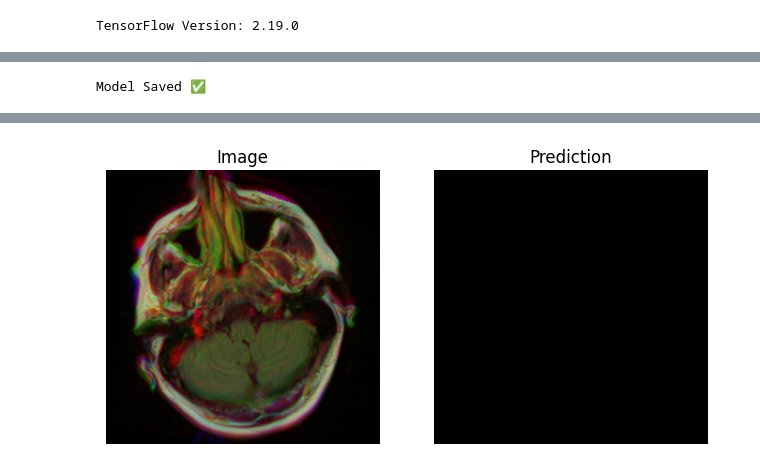
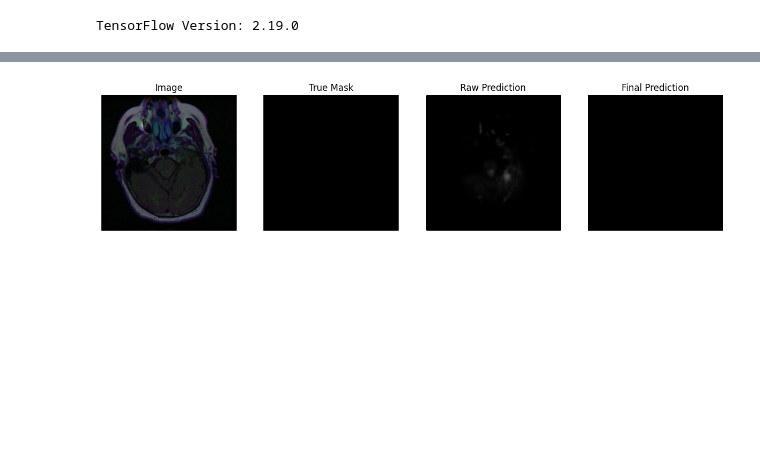
Before and after one commit to tensorbytes0202/Deep-learning, a Jupyter notebook: brain_tumour_segmentation.ipynb, the cells around one changed output, grey strips where cells are left out. Cells and saved outputs as stored; diff of their text form; code cells hidden in the pictures; blank space fills up the shorter version.

```diff
--- a/brain_tumour_segmentation.ipynb
+++ b/brain_tumour_segmentation.ipynb
@@ -346,36 +359,44 @@ Epoch 30/30
-# %%
-model.save("/content/drive/MyDrive/unet_model.keras")
-print("Model Saved ✅")
-# %% [output]
-Model Saved ✅
 # %%
-def predicted_image(img_path):
-  img = cv2.imread(img_path)
-  img = cv2.resize(img,(256,256))
-  img = img/255
-  img = np.expand_dims(img,0)
+def predict_image(img_path):
+    img = cv2.imread(img_path)
+    img = cv2.cvtColor(img, cv2.COLOR_BGR2RGB)
+    img = cv2.resize(img,(256,256))
+    img = img / 255.0
+    img = np.expand_dims(img,0)
 
-  pred = model.predict(img)[0]
-  return img[0],pred
+    pred = model.predict(img)[0]
+    return img[0], pred
 # %%
 import random
-idx = random.randint(0,len(test_df)-1)
+
+idx = random.randint(44
+                     , len(test_df)-1)
 img_path = test_df['images_paths'].iloc[idx]
 mask_path = test_df['masks_paths'].iloc[idx]
 
-img,pred = predicted_image(img_path)
-true_mask = cv2.imread(mask_path,0)
+img, pred = predict_image(img_path)
+true_mask = cv2.imread(mask_path, 0)
 
-plt.figure(figsize=(12,4))
+plt.figure(figsize=(15,4))
 
-plt.subplot(1,3,1)
+plt.subplot(1,4,1)
 plt.imshow(img)
-plt.title('Image')
+plt.title("Image")
 plt.axis('off')
 
-plt.subplot(1,3,2)
-plt.imshow(pred>0.5,cmap='gray')
-plt.title("Prediction")
+plt.subplot(1,4,2)
+plt.imshow(true_mask, cmap='gray')
+plt.title("True Mask")
+plt.axis('off')
+
+plt.subplot(1,4,3)
+plt.imshow(pred.squeeze(), cmap='gray')
+plt.title("Raw Prediction")
+plt.axis('off')
+
+plt.subplot(1,4,4)
+plt.imshow(pred.squeeze() > 0.2, cmap='gray')
+plt.title("Final Prediction")
 plt.axis('off')
 
 plt.show()
@@ -384,3 +405,3 @@ plt.show()
-[figure, old version]
+[figure, new version]
 # %%
 import random
```
Also changed, not shown: parts of 8 cells of this notebook.
